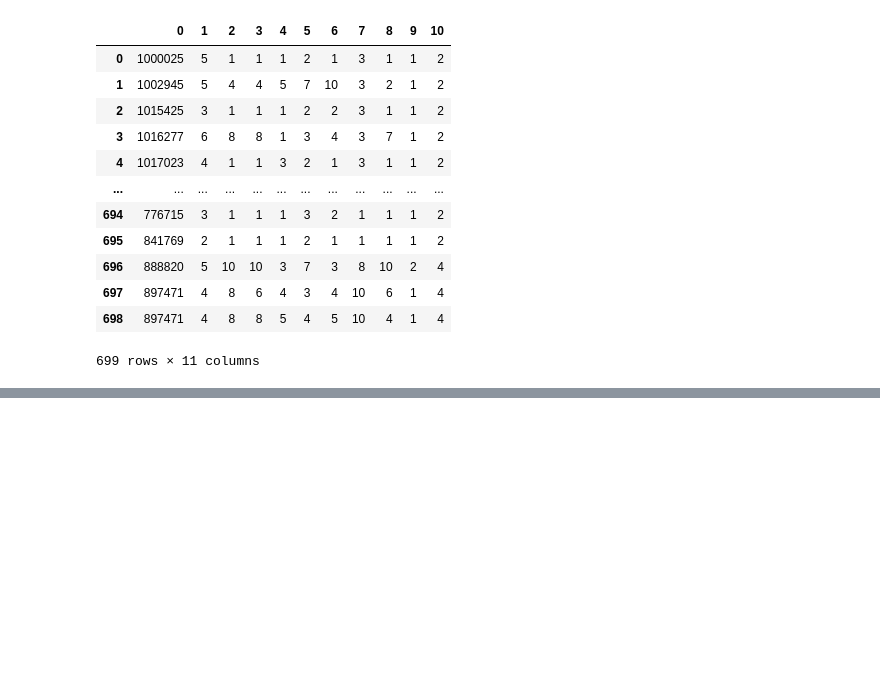
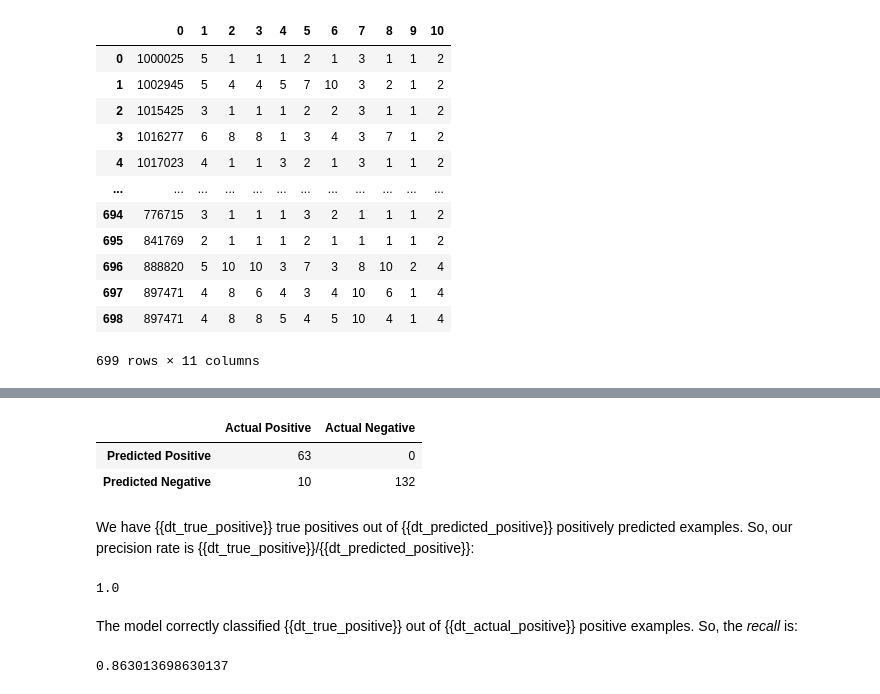
Before and after one commit to tugrulhkarabulut/Tree-Based-Methods, a Jupyter notebook: Tree Based Classification Applications.ipynb, the cells around one changed output, grey strips where cells are left out. Drawn from its saved outputs; the diff is of its cells as text; code cells hidden in the pictures; blank space fills up the shorter version.

```diff
--- a/Tree Based Classification Applications.ipynb
+++ b/Tree Based Classification Applications.ipynb
@@ -32,28 +34,21 @@ def cartesian_product(arr1, arr2):
 def all_possible_param_combinations(params):
     return reduce(cartesian_product, map(lambda param_name: params[param_name], params))
 # %%
-def grid_search_decision_tree(params_to_optimize, params, X_train, y_train, X_test, y_test):
+def grid_search(model, params_to_optimize, X_train, y_train, X_test, y_test):
     all_possibilities = all_possible_param_combinations(params_to_optimize)
     best_accuracy = 0
     best_model = None
     for index, possibility in enumerate(all_possibilities):
-        model = DecisionTreeClassifier(
-            min_members=possibility[0],
-            criterion=params[1],
-            tol=params[0],
-            max_depth=possibility[1],
-            split_method=params[2],
-            max_features=possibility[2]
-        )
+        model_i = model(*possibility)
         a=time()
-        model.fit(X_train, y_train)
+        model_i.fit(X_train, y_train)
         b=time()
         print('model', index + 1)
         print('trained in', b-a, 'seconds')
-        accuracy = model.score(X_test, y_test)
+        accuracy = model_i.score(X_test, y_test)
         print('accuracy: ', accuracy)
         if accuracy > best_accuracy:
             best_accuracy = accuracy
-            best_model = model
+            best_model = model_i
 
     return best_accuracy, best_model
@@ -285,0 +90,11 @@ best_model.n_trees, best_model.max_features, best_model.max_depth, best_model.mi
+# %%
+params_to_optimize = {
+    'tol': [0.1],
+    'max_depth': [2, 3, 4],
+    'min_members': [10, 20, 50],
+    'criterion': ['gini'],
+    'split_method': ['binary'],
+    'max_features': [1, 2]
+}
+# %%
+best_dt_accuracy, best_dt_model = grid_search(DecisionTreeClassifier, params_to_optimize, X_train, y_train, X_test, y_test)
@@ -285,0 +129,3 @@ best_model.n_trees, best_model.max_features, best_model.max_depth, best_model.mi
+# %%
+pred_dt = best_dt_model.predict(X_test)
+pred_dt
@@ -285,0 +143,7 @@ best_model.n_trees, best_model.max_features, best_model.max_depth, best_model.mi
+# %%
+conf_matrix = confusion_matrix(y_test, pred_dt, classes=[2, 4])
+conf_matrix
+# %% [output]
+|  | Actual Positive | Actual Negative |
+| Predicted Positive | 63 | 0 |
+| Predicted Negative | 10 | 132 |
@@ -285,0 +154,14 @@ best_model.n_trees, best_model.max_features, best_model.max_depth, best_model.mi
+# %% [markdown]
+We have {{dt_true_positive}} true positives out of {{dt_predicted_positive}} positively predicted examples. So, our precision rate is {{dt_true_positive}}/{{dt_predicted_positive}}:
+# %%
+dt_precision = precision(y_test, pred_dt, classes=[2, 4])
+dt_precision
+# %% [output]
+1.0
+# %% [markdown]
+The model correctly classified {{dt_true_positive}} out of {{dt_actual_positive}} positive examples. So, the *recall* is:
+# %%
+dt_recall = recall(y_test, pred_dt, classes=[2, 4])
+dt_recall
+# %% [output]
+0.863013698630137
```
Also changed, not shown: parts of 68 cells of this notebook, 3 other files.
